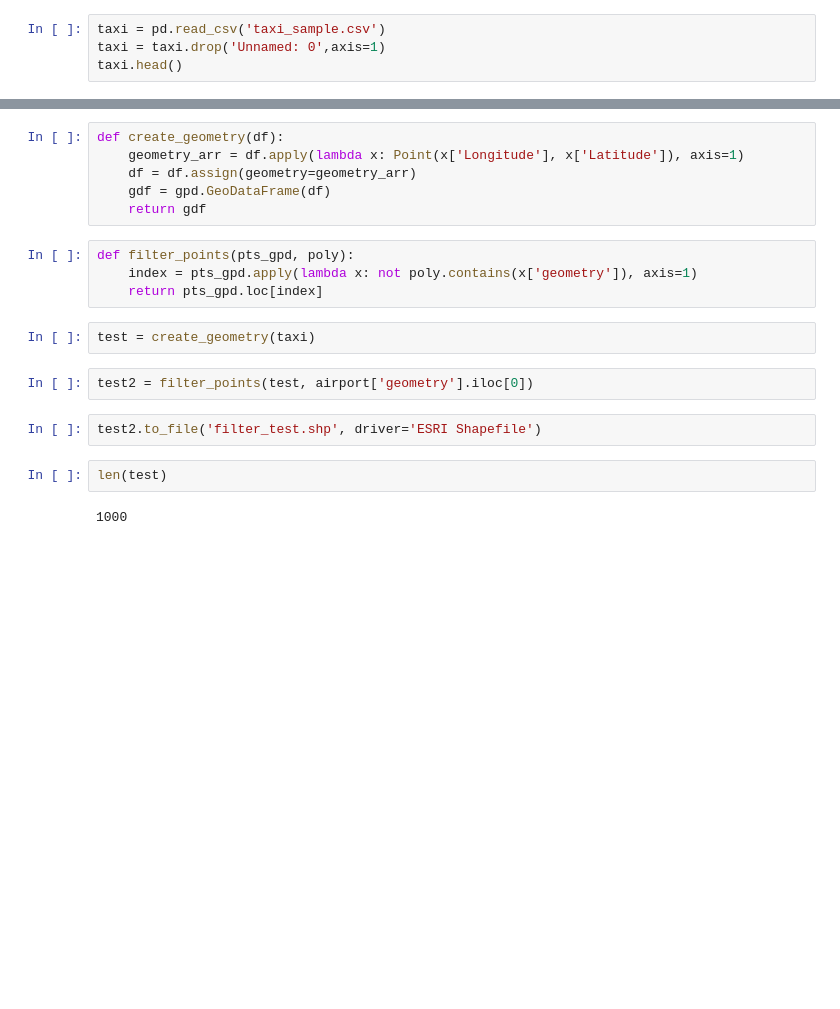
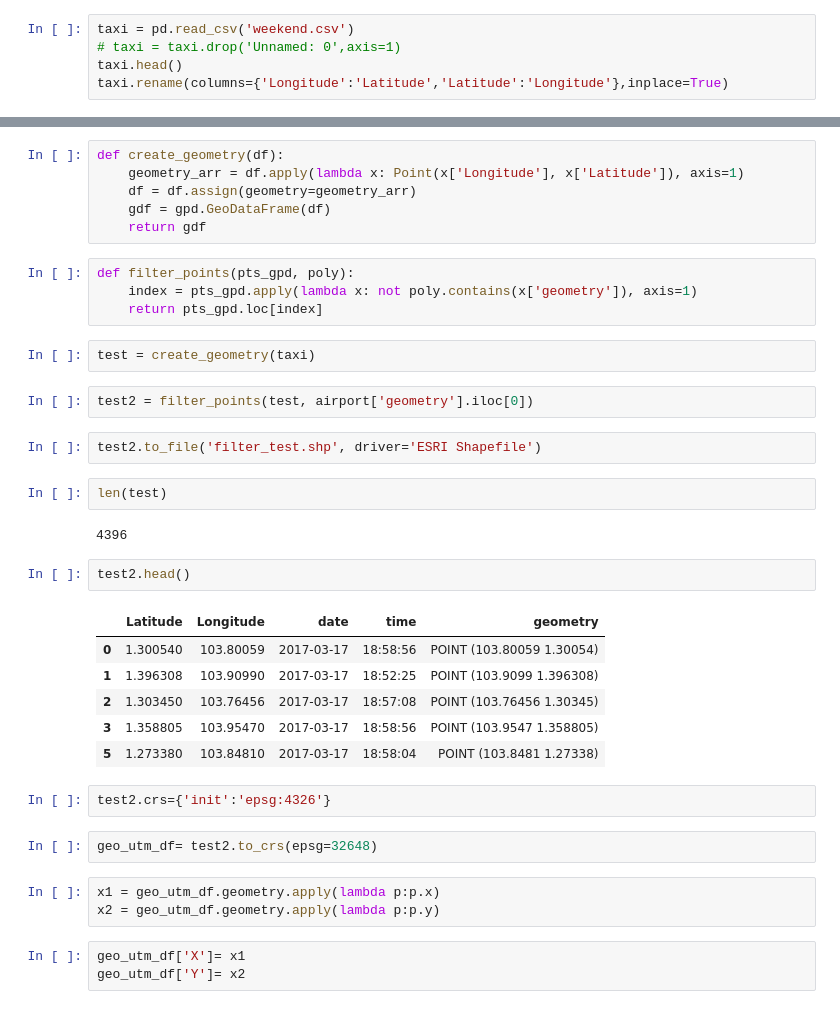
Before and after one commit to karthikBalasubramanian/LTA_Singapore, a Jupyter notebook: filter points.ipynb, the cells around one changed output, grey strips where cells are left out. Drawn from its saved outputs; the diff is of its cells as text; blank space fills up the shorter version.

```diff
--- a/filter points.ipynb
+++ b/filter points.ipynb
@@ -3,6 +3,7 @@ import geopandas as gpd
 import pandas as pd
 from shapely.geometry import *
 # %%
-taxi = pd.read_csv('taxi_sample.csv')
-taxi = taxi.drop('Unnamed: 0',axis=1)
+taxi = pd.read_csv('weekend.csv')
+# taxi = taxi.drop('Unnamed: 0',axis=1)
 taxi.head()
+taxi.rename(columns={'Longitude':'Latitude','Latitude':'Longitude'},inplace=True)
@@ -36,4 +39,23 @@ test2.to_file('filter_test.shp', driver='ESRI Shapefile')
 # %%
 len(test)
 # %% [output]
-1000
+4396
+# %%
+test2.head()
+# %% [output]
+|  | Latitude | Longitude | date | time | geometry |
+| 0 | 1.300540 | 103.80059 | 2017-03-17 | 18:58:56 | POINT (103.80059 1.30054) |
+| 1 | 1.396308 | 103.90990 | 2017-03-17 | 18:52:25 | POINT (103.9099 1.396308) |
+| 2 | 1.303450 | 103.76456 | 2017-03-17 | 18:57:08 | POINT (103.76456 1.30345) |
+| 3 | 1.358805 | 103.95470 | 2017-03-17 | 18:58:56 | POINT (103.9547 1.358805) |
+| 5 | 1.273380 | 103.84810 | 2017-03-17 | 18:58:04 | POINT (103.8481 1.27338) |
+# %%
+test2.crs={'init':'epsg:4326'}
+# %%
+geo_utm_df= test2.to_crs(epsg=32648)
+# %%
+x1 = geo_utm_df.geometry.apply(lambda p:p.x)
+x2 = geo_utm_df.geometry.apply(lambda p:p.y)
+# %%
+geo_utm_df['X']= x1
+geo_utm_df['Y']= x2
```
Also changed, not shown: parts of 5 cells of this notebook.
